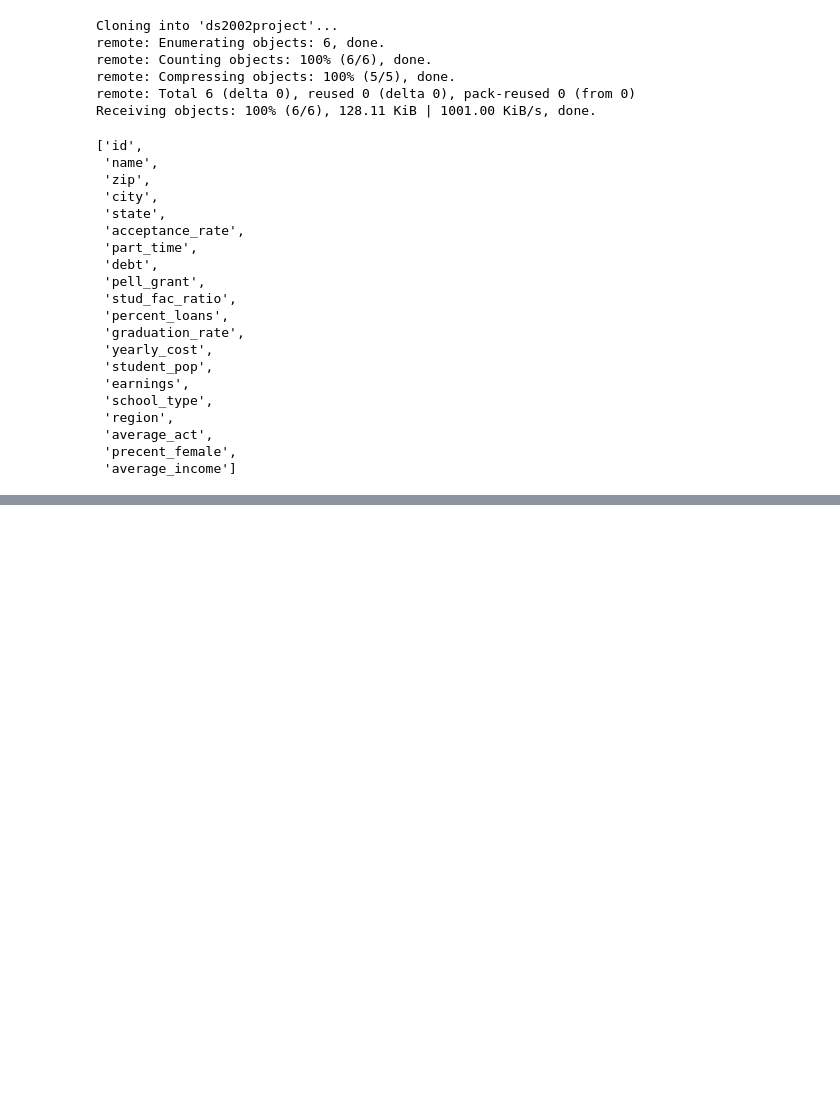
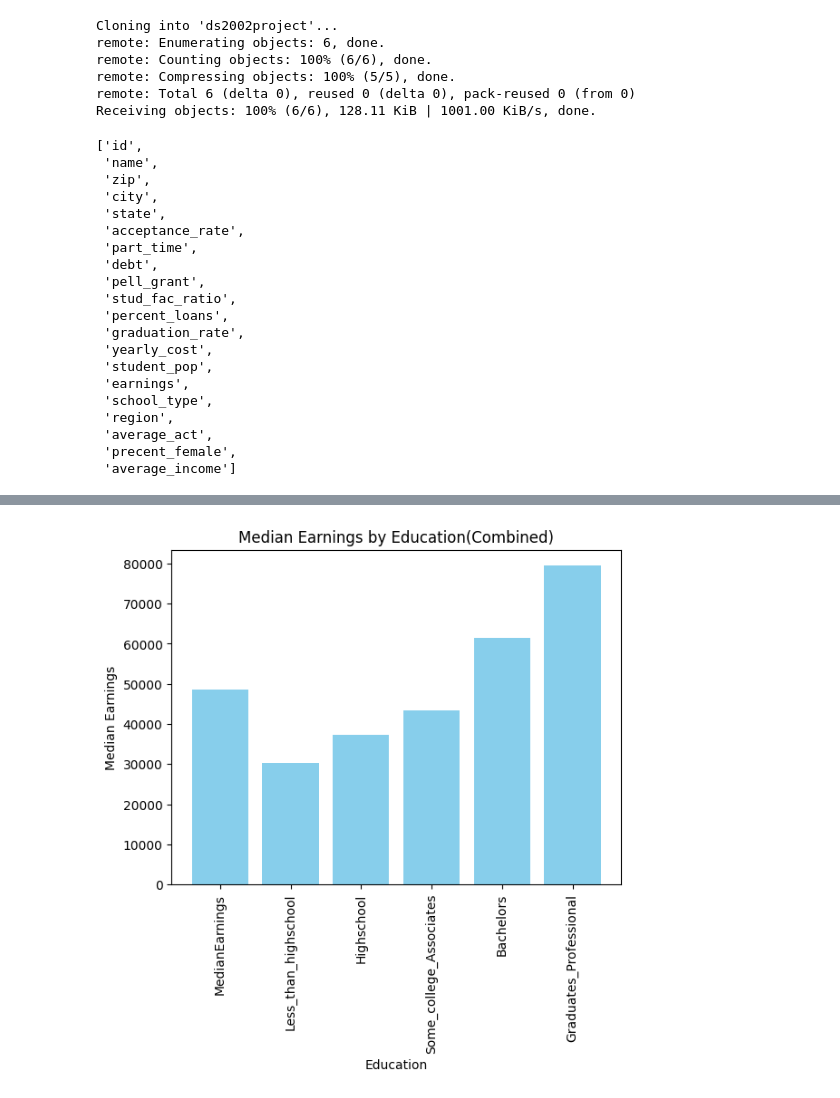
Before and after one commit to rachel1234561/ds2002project, a Jupyter notebook: analysis_viz.ipynb, the cells around one changed output, grey strips where cells are left out. Drawn from its saved outputs; the diff is of its cells as text; code cells hidden in the pictures; blank space fills up the shorter version.

```diff
--- a/analysis_viz.ipynb
+++ b/analysis_viz.ipynb
@@ -140,0 +102,12 @@ plt.show()
+# %%
+earnings_avgs=earnings_edu.mean()
+y=list(earnings_avgs)
+x=list(earnings_avgs.index)
+plt.bar(x,y,width=.8,color='skyblue')
+plt.xticks(rotation=90)
+plt.ylabel('Median Earnings')
+plt.xlabel('Education')
+plt.title('Median Earnings by Education(Combined)')
+plt.show()
+# %% [output]
+[figure, added]
```
Also changed, not shown: parts of 14 cells of this notebook.
